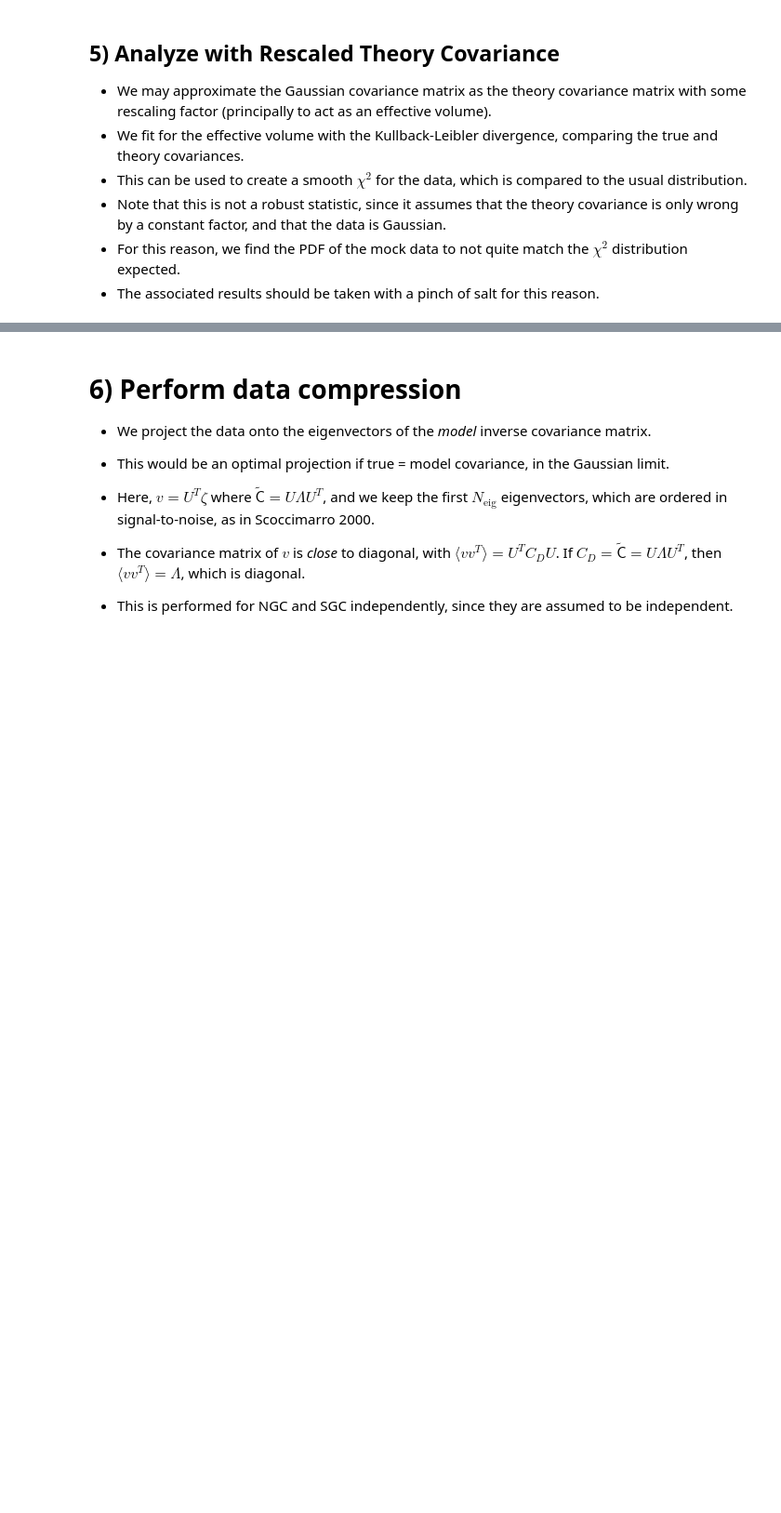
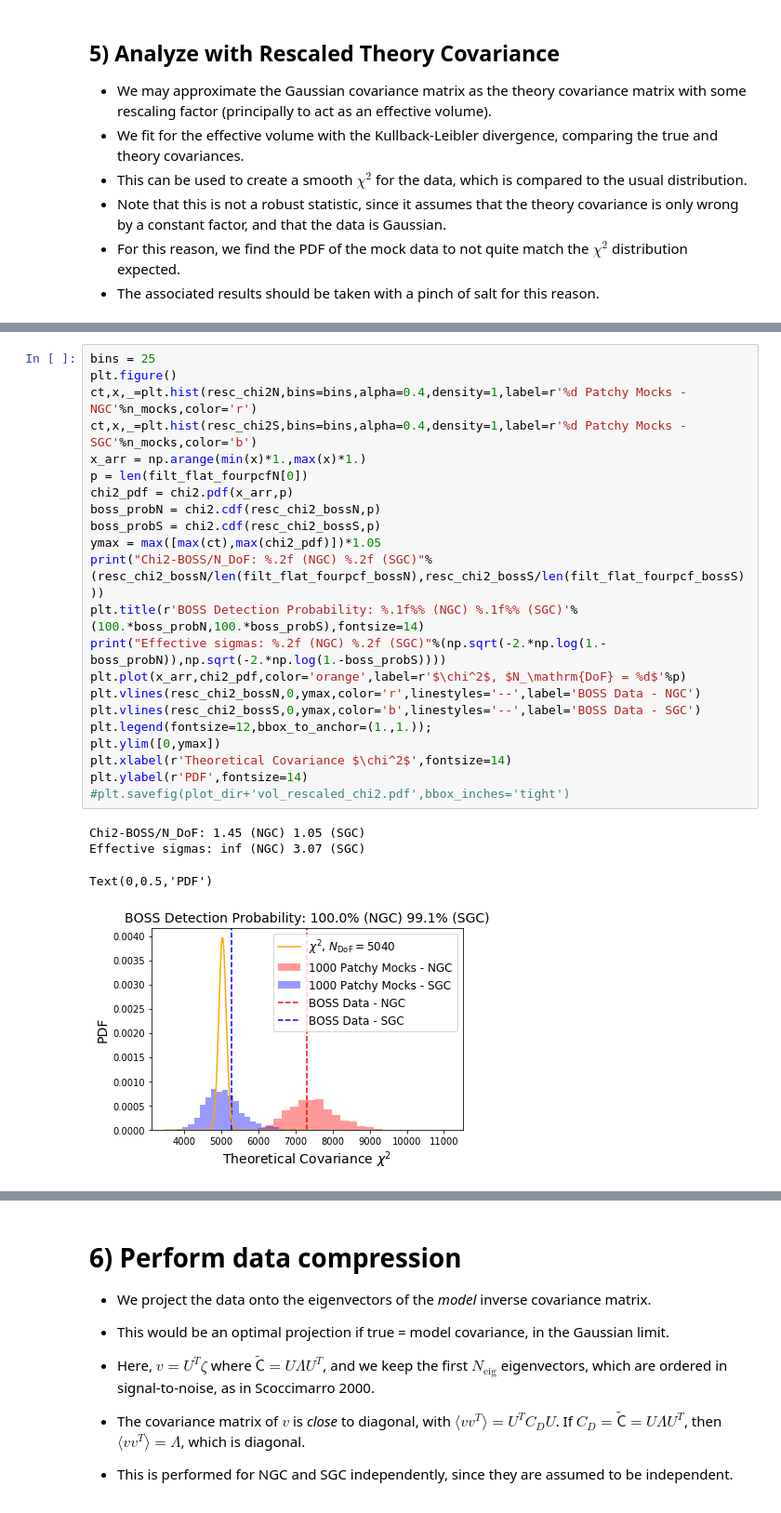
Before and after one commit to oliverphilcox/Parity-Even-4PCF, a Jupyter notebook: BOSS Even-Parity 4PCFs.ipynb, the cells around one changed output, grey strips where cells are left out. Shown at 93% size. Drawn from its saved outputs; the diff is of its cells as text; blank space fills up the shorter version.

```diff
--- a/BOSS Even-Parity 4PCFs.ipynb
+++ b/BOSS Even-Parity 4PCFs.ipynb
@@ -489 +519,28 @@ Covariance element 444,442 has not been computed!
+# %%
+bins = 25
+plt.figure()
+ct,x,_=plt.hist(resc_chi2N,bins=bins,alpha=0.4,density=1,label=r'%d Patchy Mocks - NGC'%n_mocks,color='r')
+ct,x,_=plt.hist(resc_chi2S,bins=bins,alpha=0.4,density=1,label=r'%d Patchy Mocks - SGC'%n_mocks,color='b')
+x_arr = np.arange(min(x)*1.,max(x)*1.)
+p = len(filt_flat_fourpcfN[0])
+chi2_pdf = chi2.pdf(x_arr,p)
+boss_probN = chi2.cdf(resc_chi2_bossN,p)
+boss_probS = chi2.cdf(resc_chi2_bossS,p)
+ymax = max([max(ct),max(chi2_pdf)])*1.05
+print("Chi2-BOSS/N_DoF: %.2f (NGC) %.2f (SGC)"%(resc_chi2_bossN/len(filt_flat_fourpcf_bossN),resc_chi2_bossS/len(filt_flat_fourpcf_bossS)))
+plt.title(r'BOSS Detection Probability: %.1f%% (NGC) %.1f%% (SGC)'%(100.*boss_probN,100.*boss_probS),fontsize=14)
+print("Effective sigmas: %.2f (NGC) %.2f (SGC)"%(np.sqrt(-2.*np.log(1.-boss_probN)),np.sqrt(-2.*np.log(1.-boss_probS))))
+plt.plot(x_arr,chi2_pdf,color='orange',label=r'$\chi^2$, $N_\mathrm{DoF} = %d$'%p)
+plt.vlines(resc_chi2_bossN,0,ymax,color='r',linestyles='--',label='BOSS Data - NGC')
+plt.vlines(resc_chi2_bossS,0,ymax,color='b',linestyles='--',label='BOSS Data - SGC')
+plt.legend(fontsize=12,bbox_to_anchor=(1.,1.));
+plt.ylim([0,ymax])
+plt.xlabel(r'Theoretical Covariance $\chi^2$',fontsize=14)
+plt.ylabel(r'PDF',fontsize=14)
+#plt.savefig(plot_dir+'vol_rescaled_chi2.pdf',bbox_inches='tight')
+# %% [output]
+Chi2-BOSS/N_DoF: 1.45 (NGC) 1.05 (SGC)
+Effective sigmas: inf (NGC) 3.07 (SGC)
+Text(0,0.5,'PDF')
+[figure, added]
 # %% [markdown]
```
Also changed, not shown: parts of 44 cells of this notebook, 23 other files.
